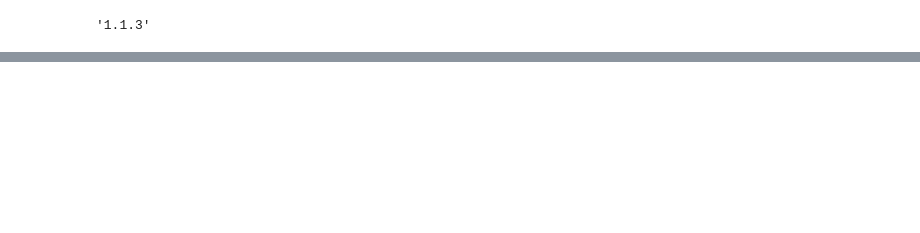
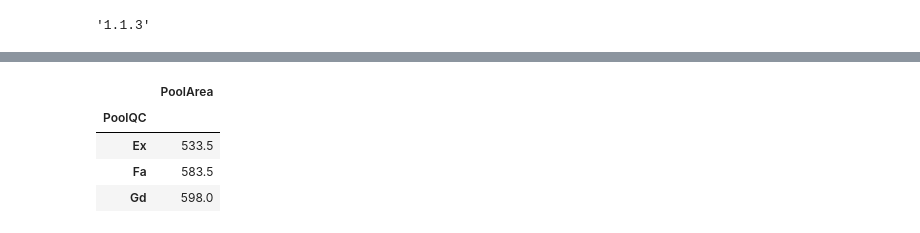
Before and after one commit to leonghchan/group-project, a Jupyter notebook: leon-eda.ipynb, the cells around one changed output, grey strips where cells are left out. Cells and saved outputs as stored; diff of their text form; code cells hidden in the pictures; blank space fills up the shorter version.

```diff
--- a/leon-eda.ipynb
+++ b/leon-eda.ipynb
@@ -28,0 +201,12 @@ train.head()
+# %%
+poolqc = train[["PoolArea", "PoolQC"]].groupby("PoolQC")
+poolqc.mean()
+
+# There does not seem to be a clear correlation between the PoolArea and PoolQC. Originally, my assumption was that the PoolQC will be
+# higher for larger PoolArea.
+# %% [output]
+|  | PoolArea |
+| PoolQC |  |
+| Ex | 533.5 |
+| Fa | 583.5 |
+| Gd | 598.0 |
```
Also changed, not shown: parts of 24 cells of this notebook, 1 other file.
